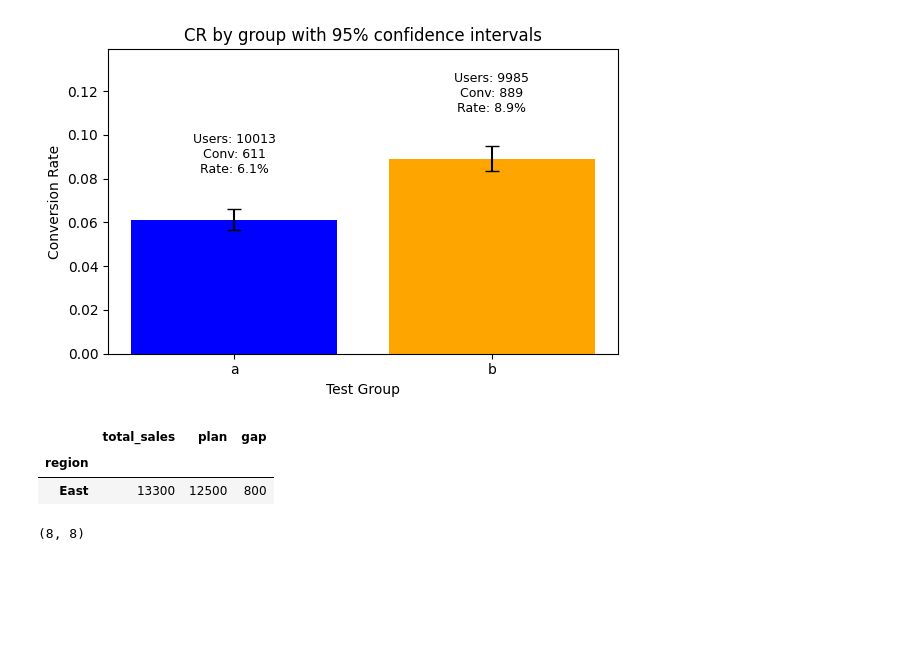
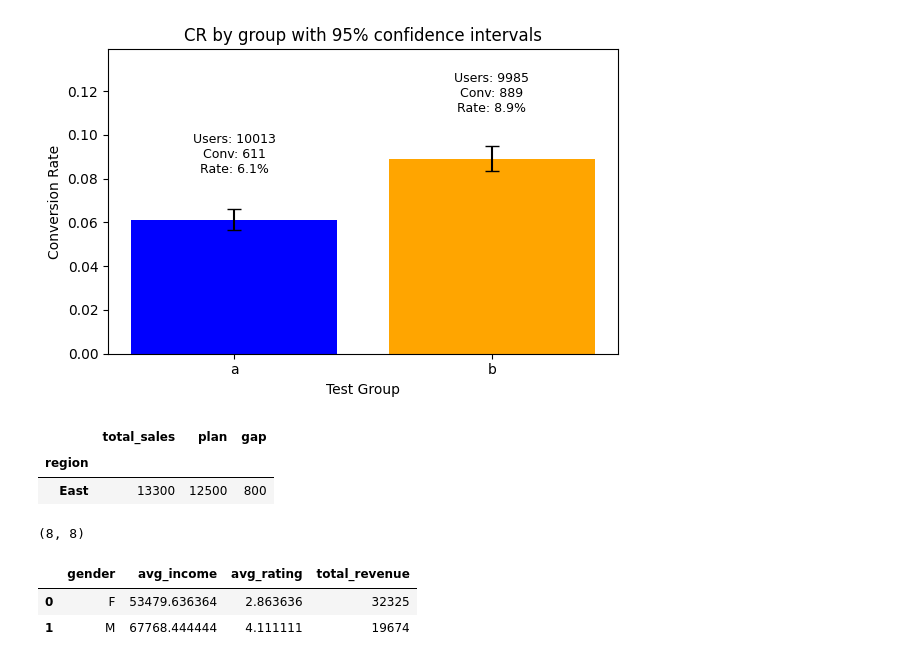
Before and after one commit to SamKratin/python-dataframes-exercises, a Jupyter notebook: python_drill_through.ipynb, the cells around one changed output. Drawn from its saved outputs; the diff is of its cells as text; code cells hidden in the pictures; blank space fills up the shorter version.

```diff
--- a/python_drill_through.ipynb
+++ b/python_drill_through.ipynb
@@ -431,3 +431,39 @@ df = df[df['sales'] < 100000]
 df.shape
 # %% [output]
 (8, 8)
+# %%
+customers = pd.read_csv(r'C:\Users\Anna\Desktop\pandas_git\datasets\customers.csv')
+sales = pd.read_csv(r'C:\Users\Anna\Desktop\pandas_git\datasets\sales.csv')
+feedback = pd.read_csv(r'C:\Users\Anna\Desktop\pandas_git\datasets\feedback.csv')
+
+feedback = feedback.drop_duplicates().reset_index(drop=True)
+feedback = feedback.dropna(subset=['customer_id'])
+feedback['rating'] = feedback['rating'].fillna(feedback['rating'].mean())
+feedback['comments'] = feedback['comments'].fillna('No feedback')
+feedback.isna().sum()
+
+
+merged_df = sales.merge(customers, on = 'customer_id', how = 'left')
+merged_df['revenue'] = merged_df['quantity'] * merged_df['price']
+final_df = merged_df.merge(feedback, on = 'customer_id', how = 'left')
+
+product = final_df.groupby('product').agg(
+    total_revenue = ('revenue', 'sum')) \
+    .sort_values(by = 'total_revenue', ascending = False)
+
+
+gender = final_df.groupby('gender').agg(
+    avg_income = ('income', 'mean'),
+    avg_rating = ('rating', 'mean'),
+    total_revenue = ('revenue', 'sum')
+).reset_index()
+
+
+region = final_df.groupby('region_x').agg(
+    avg_rating = ('rating', 'mean'),
+    total_revenue = ('revenue', 'sum')
+).reset_index().sort_values(by = 'avg_rating', ascending= False)
+# %% [output]
+|  | gender | avg_income | avg_rating | total_revenue |
+| 0 | F | 53479.636364 | 2.863636 | 32325 |
+| 1 | M | 67768.444444 | 4.111111 | 19674 |
```
Also changed, not shown: 5 other files.
